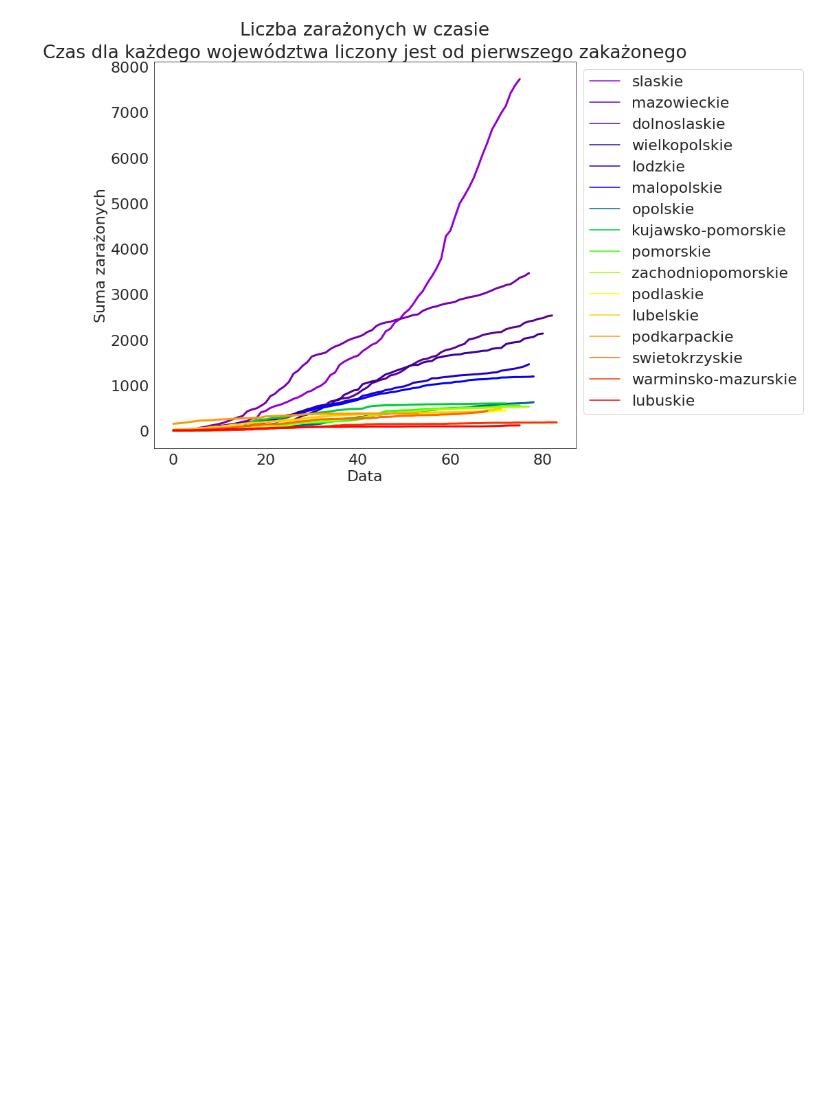
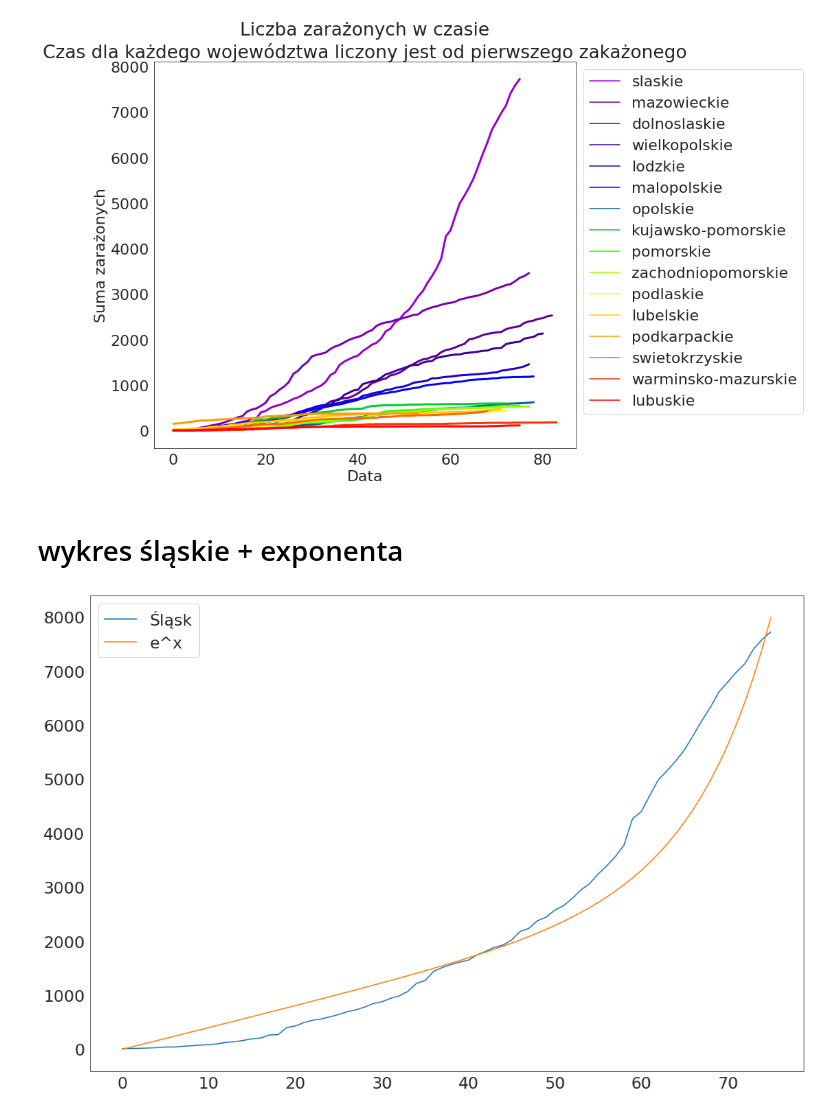
Before and after one commit to knmlprz/corona-analysis-1, a Jupyter notebook: notebooks/Presentation.ipynb, the cells around one changed output. Cells and saved outputs as stored; diff of their text form; code cells hidden in the pictures; blank space fills up the shorter version.

Commit message:
add slask_exp and fix typos

```diff
--- a/notebooks/Presentation.ipynb
+++ b/notebooks/Presentation.ipynb
@@ -199,3 +199,14 @@ plt.tight_layout()
 plt.savefig("../img/zar_woj.png", dpi=200, bbox_inches='tight')
 # %% [output]
 [figure]
+# %% [markdown]
+# wykres śląskie + exponenta
+# %%
+fig = plt.figure(figsize=(15,10))
+plt.plot(wojewodztwa[wojewodztwa.wojewodztwo == "slaskie"].zar.array)
+plt.plot([40*x + 1.28**(0.46*x) for x in range(0, 76)])
+plt.legend(labels=["Śląsk", "e^x"])
+plt.tight_layout()
+plt.savefig("../img/slask_exp.png", dpi=200, bbox_inches='tight')
+# %% [output]
+[figure, added]
```
Also changed, not shown: parts of 3 cells of this notebook, 4 other files.
